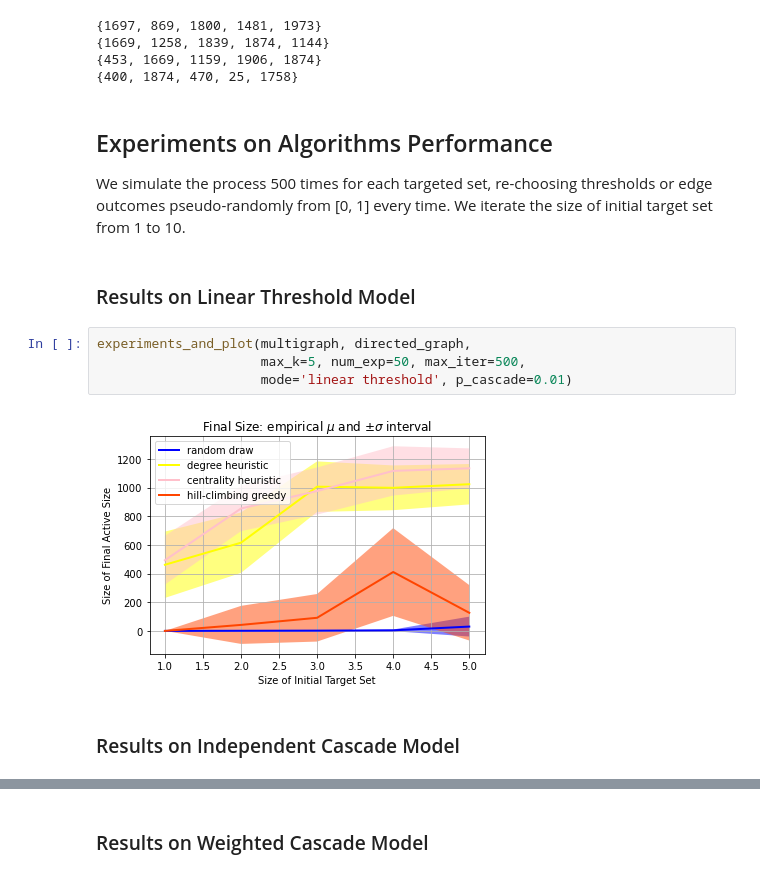
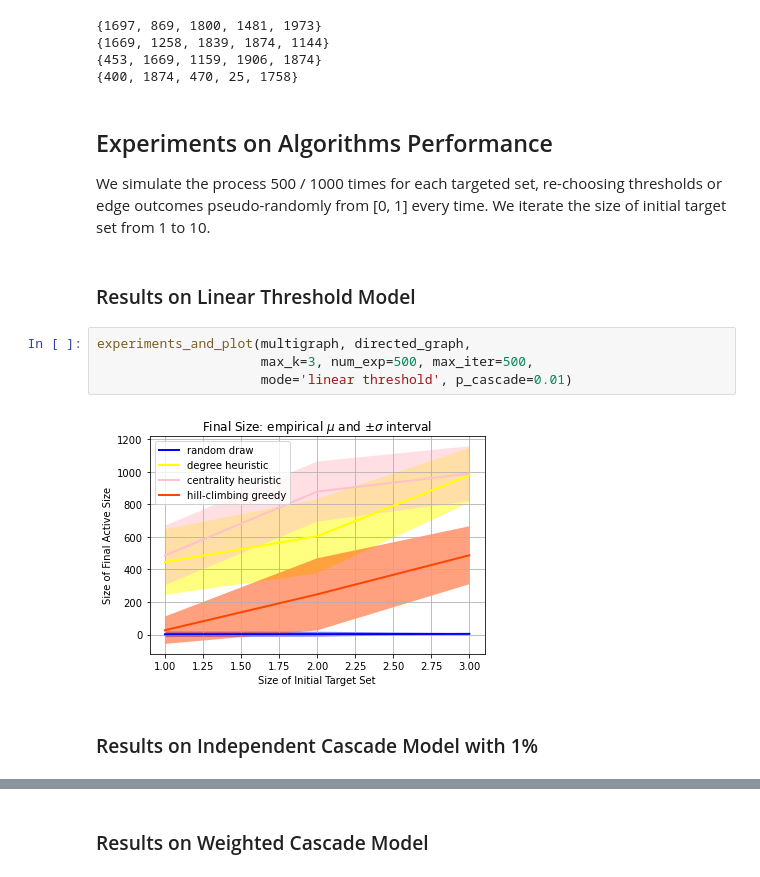
Before and after one commit to liu-yihong/maximize-influence-spread, a Jupyter notebook: test-case.ipynb, the cells around one changed output, grey strips where cells are left out. Saved outputs shown, nothing was run; the diff lists cells and outputs as text.

```diff
--- a/test-case.ipynb
+++ b/test-case.ipynb
@@ -79,16 +79,16 @@ print(target_set4)
 # %% [markdown]
 ## Experiments on Algorithms Performance
 
-We simulate the process 500 times for each targeted set,
+We simulate the process 500 / 1000 times for each targeted set,
 re-choosing thresholds or edge outcomes pseudo-randomly from
 [0, 1] every time. We iterate the size of initial target set from 1 to 10.
 # %% [markdown]
 ### Results on Linear Threshold Model
 # %%
 experiments_and_plot(multigraph, directed_graph,
-                     max_k=5, num_exp=50, max_iter=500,
+                     max_k=3, num_exp=500, max_iter=500,
                      mode='linear threshold', p_cascade=0.01)
 # %% [output]
-[figure, old version]
+[figure, new version]
 # %% [markdown]
-### Results on Independent Cascade Model
+### Results on Independent Cascade Model with 1%
```
Also changed, not shown: parts of 2 cells of this notebook.
